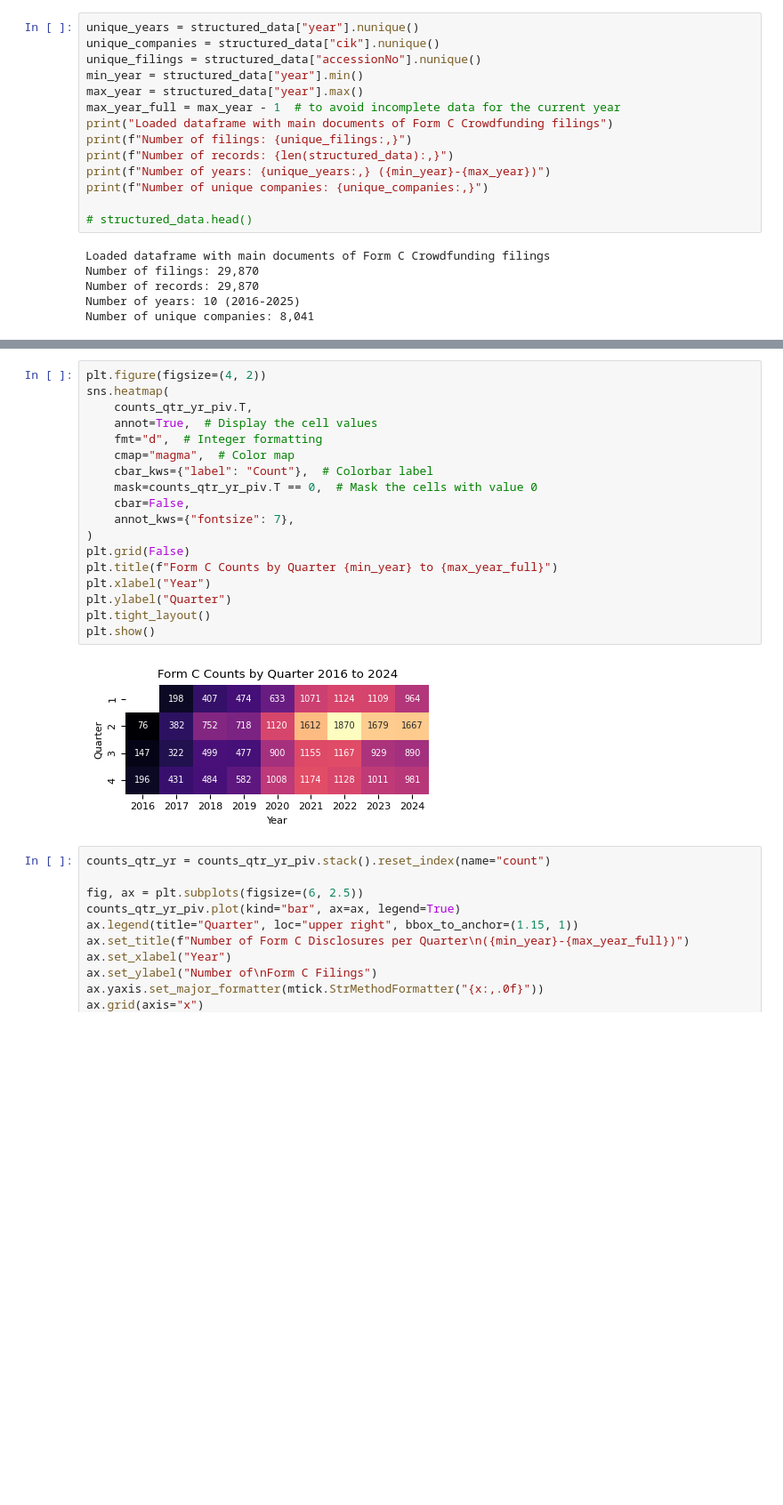
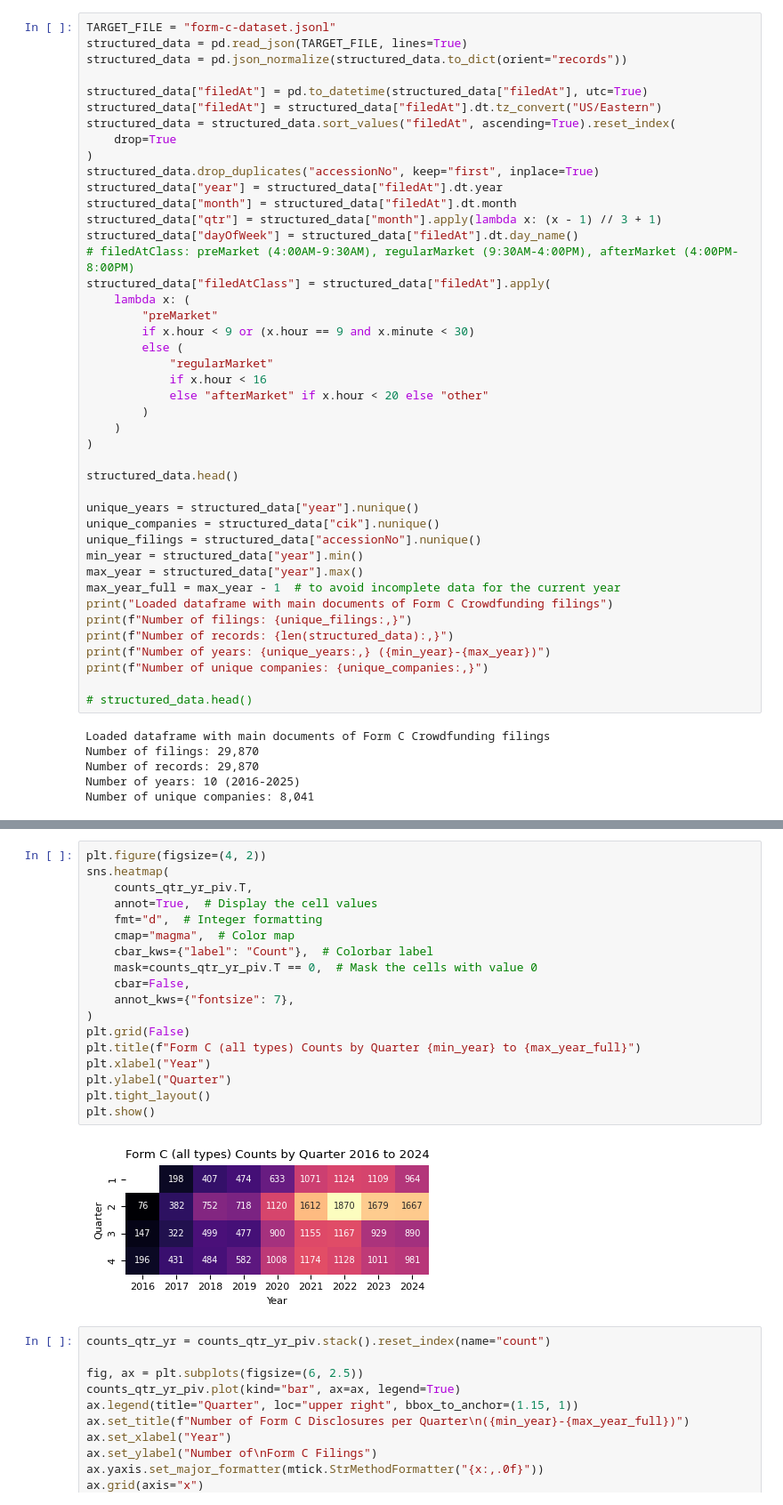
Before and after one commit to SEC-API-io/sec-api-cookbook, a Jupyter notebook: notebooks/form-c/form-c-tutorial-website.ipynb, the cells around one changed output, grey strips where cells are left out. Shown at 89% size. Drawn from its saved outputs; the diff is of its cells as text; blank space fills up the shorter version.

```diff
--- a/notebooks/form-c/form-c-tutorial-website.ipynb
+++ b/notebooks/form-c/form-c-tutorial-website.ipynb
@@ -171,6 +175,35 @@ params = {
 
 plt.rcParams.update(params)
 # %%
+TARGET_FILE = "form-c-dataset.jsonl"
+structured_data = pd.read_json(TARGET_FILE, lines=True)
+structured_data = pd.json_normalize(structured_data.to_dict(orient="records"))
+
+structured_data["filedAt"] = pd.to_datetime(structured_data["filedAt"], utc=True)
+structured_data["filedAt"] = structured_data["filedAt"].dt.tz_convert("US/Eastern")
+structured_data = structured_data.sort_values("filedAt", ascending=True).reset_index(
+    drop=True
+)
+structured_data.drop_duplicates("accessionNo", keep="first", inplace=True)
+structured_data["year"] = structured_data["filedAt"].dt.year
+structured_data["month"] = structured_data["filedAt"].dt.month
+structured_data["qtr"] = structured_data["month"].apply(lambda x: (x - 1) // 3 + 1)
+structured_data["dayOfWeek"] = structured_data["filedAt"].dt.day_name()
+# filedAtClass: preMarket (4:00AM-9:30AM), regularMarket (9:30AM-4:00PM), afterMarket (4:00PM-8:00PM)
+structured_data["filedAtClass"] = structured_data["filedAt"].apply(
+    lambda x: (
+        "preMarket"
+        if x.hour < 9 or (x.hour == 9 and x.minute < 30)
+        else (
+            "regularMarket"
+            if x.hour < 16
+            else "afterMarket" if x.hour < 20 else "other"
+        )
+    )
+)
+
+structured_data.head()
+
 unique_years = structured_data["year"].nunique()
 unique_companies = structured_data["cik"].nunique()
 unique_filings = structured_data["accessionNo"].nunique()
@@ -273,23 +349,23 @@ Form C counts by quarter from 2016 to 2024.
 # %%
 plt.figure(figsize=(4, 2))
 sns.heatmap(
     counts_qtr_yr_piv.T,
     annot=True,  # Display the cell values
     fmt="d",  # Integer formatting
     cmap="magma",  # Color map
     cbar_kws={"label": "Count"},  # Colorbar label
     mask=counts_qtr_yr_piv.T == 0,  # Mask the cells with value 0
     cbar=False,
     annot_kws={"fontsize": 7},
 )
 plt.grid(False)
-plt.title(f"Form C Counts by Quarter {min_year} to {max_year_full}")
+plt.title(f"Form C (all types) Counts by Quarter {min_year} to {max_year_full}")
 plt.xlabel("Year")
 plt.ylabel("Quarter")
 plt.tight_layout()
 plt.show()
 # %% [output]
-[figure, old version]
+[figure, new version]
 # %%
 counts_qtr_yr = counts_qtr_yr_piv.stack().reset_index(name="count")
 
```
Also changed, not shown: parts of 24 cells of this notebook.
